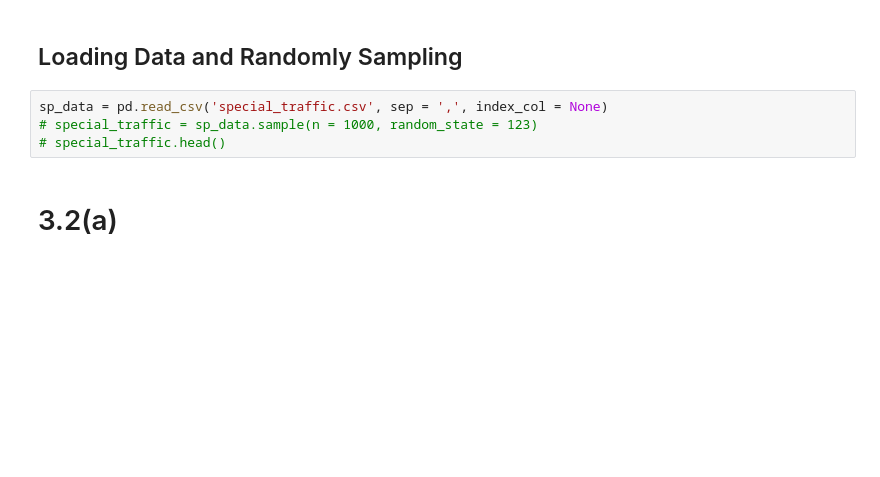
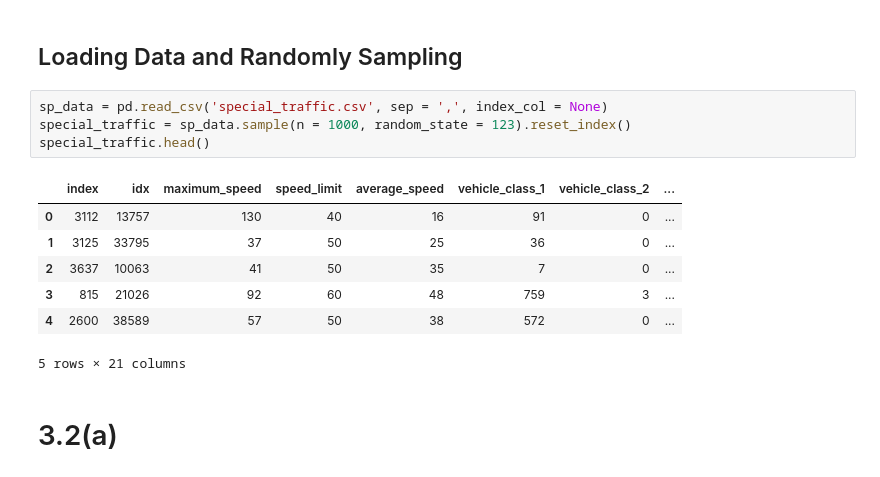
Before and after one commit to TemExile/python_practice, a Jupyter notebook: work.ipynb, the cells around one changed output. Drawn from its saved outputs; the diff is of its cells as text; blank space fills up the shorter version.

```diff
--- a/work.ipynb
+++ b/work.ipynb
@@ -10,8 +10,16 @@ from pyclustertend import vat
 ## Loading Data and Randomly Sampling
 # %%
 sp_data = pd.read_csv('special_traffic.csv', sep = ',', index_col = None)
-# special_traffic = sp_data.sample(n = 1000, random_state = 123)
-# special_traffic.head()
+special_traffic = sp_data.sample(n = 1000, random_state = 123).reset_index()
+special_traffic.head()
+# %% [output]
+|  | index | idx | maximum_speed | speed_limit | average_speed | vehicle_class_1 | vehicle_class_2 | ... |
+| 0 | 3112 | 13757 | 130 | 40 | 16 | 91 | 0 | ... |
+| 1 | 3125 | 33795 | 37 | 50 | 25 | 36 | 0 | ... |
+| 2 | 3637 | 10063 | 41 | 50 | 35 | 7 | 0 | ... |
+| 3 | 815 | 21026 | 92 | 60 | 48 | 759 | 3 | ... |
+| 4 | 2600 | 38589 | 57 | 50 | 38 | 572 | 0 | ... |
+5 rows × 21 columns
 # %% [markdown]
 # 3.2(a)
 # %% [markdown]
```
Also changed, not shown: parts of 6 cells of this notebook.
